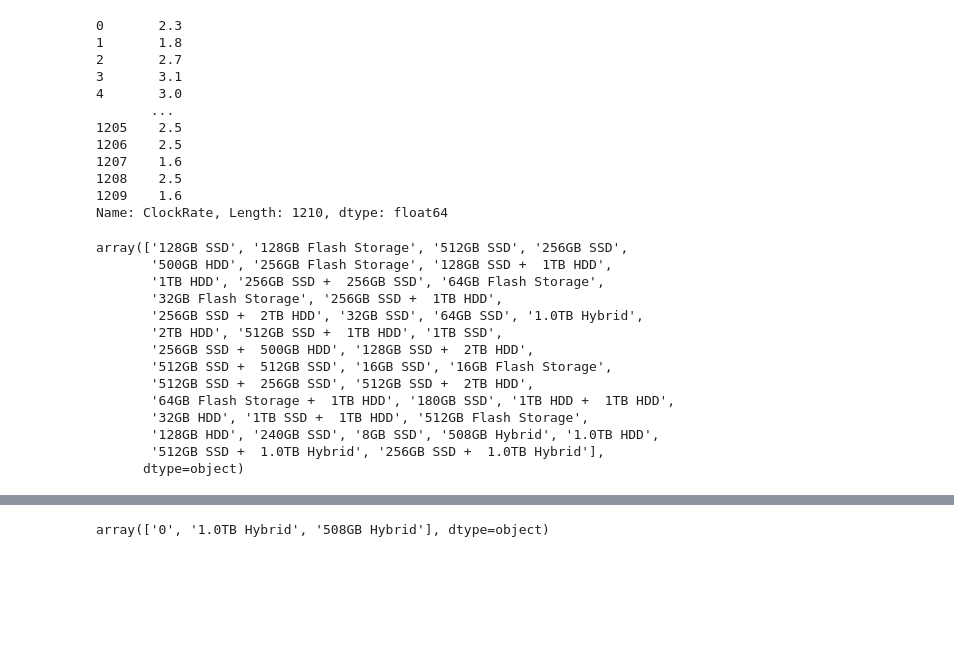
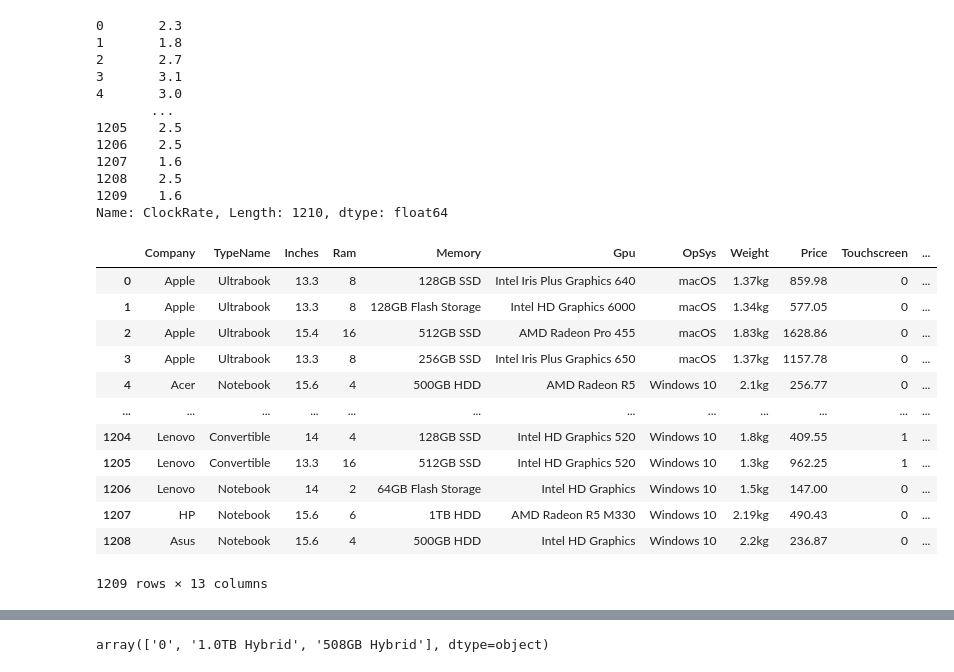
Before and after one commit to KishanYern/Data-Science-Project, a Jupyter notebook: computer_jobs.ipynb, the cells around one changed output, grey strips where cells are left out. Drawn from its saved outputs; the diff is of its cells as text; code cells hidden in the pictures; blank space fills up the shorter version.

```diff
--- a/computer_jobs.ipynb
+++ b/computer_jobs.ipynb
@@ -273,22 +273,22 @@ df['ClockRate']
 Name: ClockRate, Length: 1210, dtype: float64
 # %%
 df = df[df["Memory"] != '?'].reset_index()
-df['Memory'].unique()
+df = df.drop(columns=["index"])
+df
 # %% [output]
+|  | Company | TypeName | Inches | Ram | Memory | Gpu | OpSys | Weight | Price | Touchscreen | ... |
+| 0 | Apple | Ultrabook | 13.3 | 8 | 128GB SSD | Intel Iris Plus Graphics 640 | macOS | 1.37kg | 859.98 | 0 | ... |
+| 1 | Apple | Ultrabook | 13.3 | 8 | 128GB Flash Storage | Intel HD Graphics 6000 | macOS | 1.34kg | 577.05 | 0 | ... |
+| 2 | Apple | Ultrabook | 15.4 | 16 | 512GB SSD | AMD Radeon Pro 455 | macOS | 1.83kg | 1628.86 | 0 | ... |
+| 3 | Apple | Ultrabook | 13.3 | 8 | 256GB SSD | Intel Iris Plus Graphics 650 | macOS | 1.37kg | 1157.78 | 0 | ... |
+| 4 | Acer | Notebook | 15.6 | 4 | 500GB HDD | AMD Radeon R5 | Windows 10 | 2.1kg | 256.77 | 0 | ... |
+| ... | ... | ... | ... | ... | ... | ... | ... | ... | ... | ... | ... |
+| 1204 | Lenovo | Convertible | 14 | 4 | 128GB SSD | Intel HD Graphics 520 | Windows 10 | 1.8kg | 409.55 | 1 | ... |
+| 1205 | Lenovo | Convertible | 13.3 | 16 | 512GB SSD | Intel HD Graphics 520 | Windows 10 | 1.3kg | 962.25 | 1 | ... |
+| 1206 | Lenovo | Notebook | 14 | 2 | 64GB Flash Storage | Intel HD Graphics | Windows 10 | 1.5kg | 147.00 | 0 | ... |
+| 1207 | HP | Notebook | 15.6 | 6 | 1TB HDD | AMD Radeon R5 M330 | Windows 10 | 2.19kg | 490.43 | 0 | ... |
+| 1208 | Asus | Notebook | 15.6 | 4 | 500GB HDD | Intel HD Graphics | Windows 10 | 2.2kg | 236.87 | 0 | ... |
-array(['128GB SSD', '128GB Flash Storage', '512GB SSD', '256GB SSD',
-       '500GB HDD', '256GB Flash Storage', '128GB SSD +  1TB HDD',
-       '1TB HDD', '256GB SSD +  256GB SSD', '64GB Flash Storage',
-       '32GB Flash Storage', '256GB SSD +  1TB HDD',
-       '256GB SSD +  2TB HDD', '32GB SSD', '64GB SSD', '1.0TB Hybrid',
-       '2TB HDD', '512GB SSD +  1TB HDD', '1TB SSD',
-       '256GB SSD +  500GB HDD', '128GB SSD +  2TB HDD',
-       '512GB SSD +  512GB SSD', '16GB SSD', '16GB Flash Storage',
-       '512GB SSD +  256GB SSD', '512GB SSD +  2TB HDD',
-       '64GB Flash Storage +  1TB HDD', '180GB SSD', '1TB HDD +  1TB HDD',
-       '32GB HDD', '1TB SSD +  1TB HDD', '512GB Flash Storage',
-       '128GB HDD', '240GB SSD', '8GB SSD', '508GB Hybrid', '1.0TB HDD',
-       '512GB SSD +  1.0TB Hybrid', '256GB SSD +  1.0TB Hybrid'],
-      dtype=object)
+1209 rows × 13 columns
 # %%
 df["SSD"] = None
 df["HDD"] = None
```
Also changed, not shown: parts of 6 cells of this notebook.
